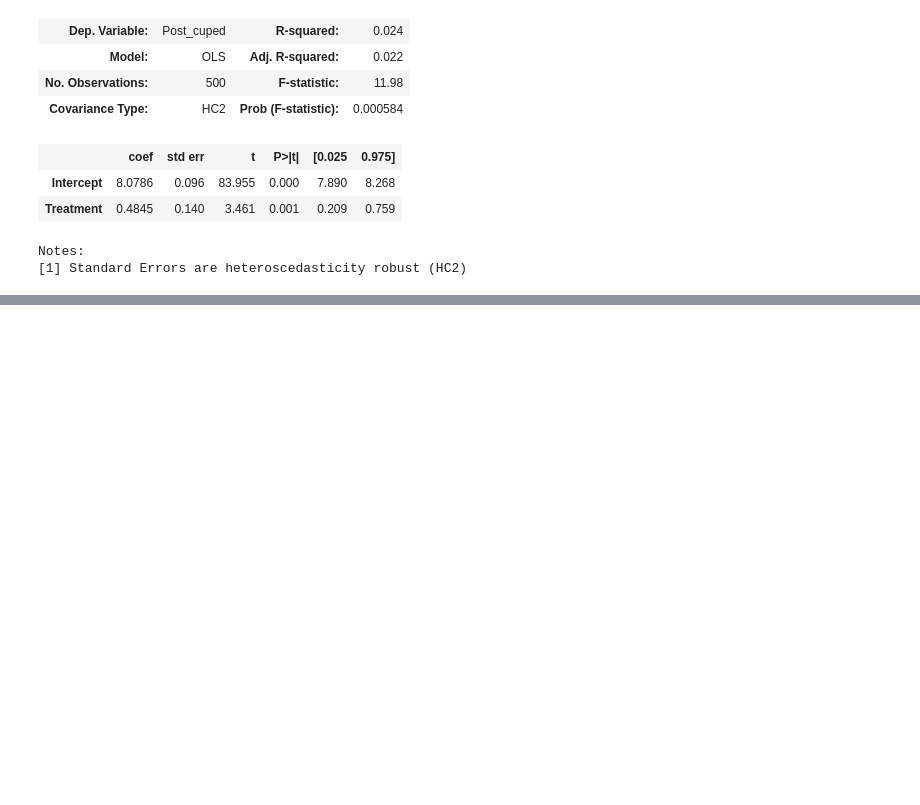
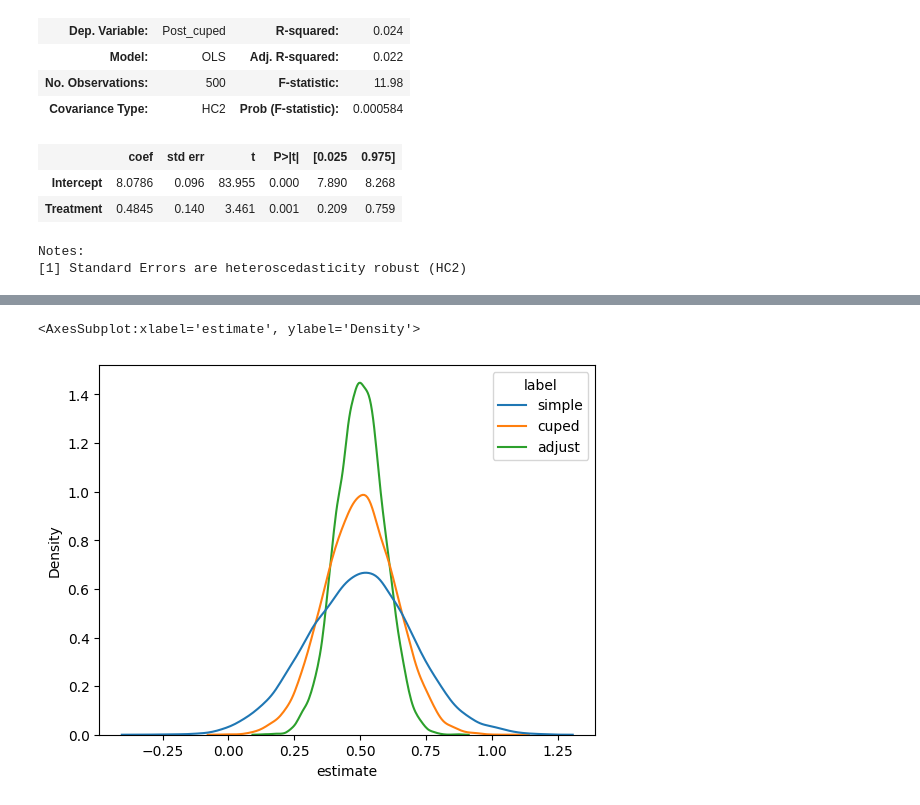
Before and after one commit to alexanderoa/blog_code, a Jupyter notebook: cuped/cuped.ipynb, the cells around one changed output, grey strips where cells are left out. Cells and saved outputs as stored; diff of their text form; code cells hidden in the pictures; blank space fills up the shorter version.

```diff
--- a/cuped/cuped.ipynb
+++ b/cuped/cuped.ipynb
@@ -73,2 +74,16 @@ OLS Regression Results
 Notes:
 [1] Standard Errors are heteroscedasticity robust (HC2)
+# %%
+n = 10000
+sample_size = 500
+simple, cuped, adjust = many_cuped_sims(n_sims=n)
+df = pd.DataFrame()
+simple_df = pd.DataFrame({'label':['simple']*n, 'estimate':simple})
+cuped_df = pd.DataFrame({'label':['cuped']*n, 'estimate':cuped})
+adjust_df = pd.DataFrame({'label':['adjust']*n, 'estimate':adjust})
+
+df = df.append([simple_df, cuped_df, adjust_df])
+sns.kdeplot(x='estimate', hue = 'label', data=df)
+# %% [output]
+<AxesSubplot:xlabel='estimate', ylabel='Density'>
+[figure, added]
```
Also changed, not shown: parts of 4 cells of this notebook.
